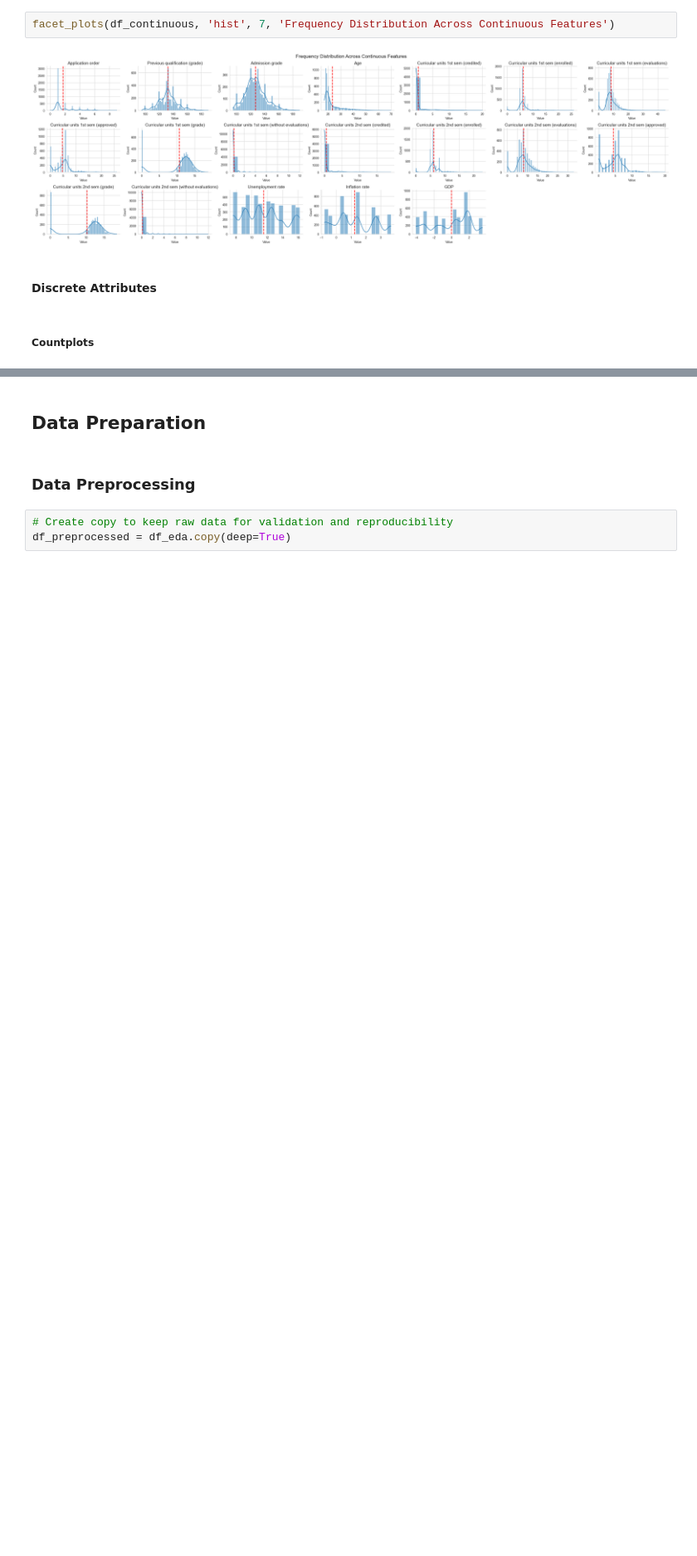
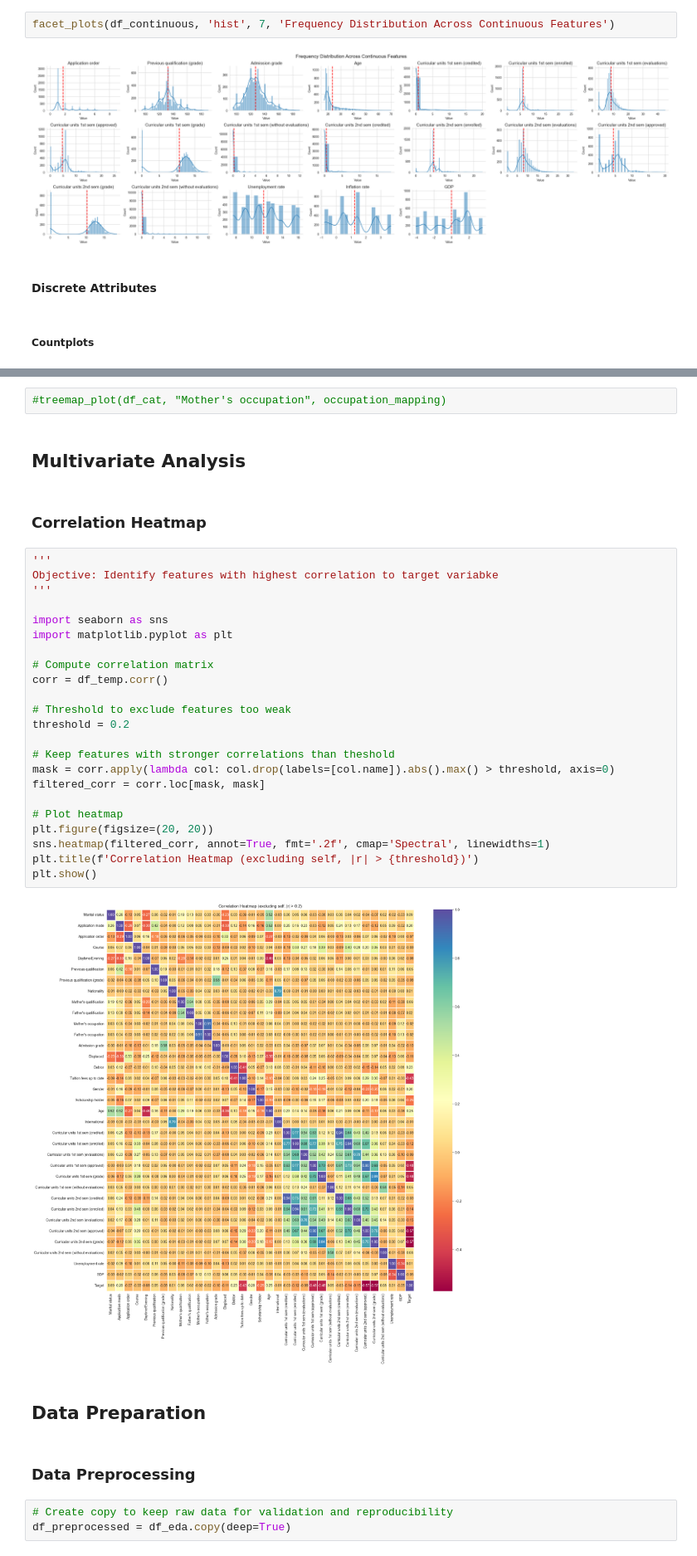
Before and after one commit to evaktar/AIandML, a Jupyter notebook: assessment.ipynb, the cells around one changed output, grey strips where cells are left out. Shown at 83% size. Saved outputs shown, nothing was run; the diff lists cells and outputs as text; blank space fills up the shorter version.

```diff
--- a/assessment.ipynb
+++ b/assessment.ipynb
@@ -300,3 +575,34 @@ Passing `palette` without assigning `hue` is deprecated and will be removed in v
+# %%
+#treemap_plot(df_cat, "Mother's occupation", occupation_mapping)
+# %% [markdown]
+## Multivariate Analysis
+# %% [markdown]
+### Correlation Heatmap
+# %%
+'''
+Objective: Identify features with highest correlation to target variabke
+'''
+
+import seaborn as sns
+import matplotlib.pyplot as plt
+
+# Compute correlation matrix
+corr = df_temp.corr()
+
+# Threshold to exclude features too weak
+threshold = 0.2
+
+# Keep features with stronger correlations than theshold
+mask = corr.apply(lambda col: col.drop(labels=[col.name]).abs().max() > threshold, axis=0)
+filtered_corr = corr.loc[mask, mask]
+
+# Plot heatmap
+plt.figure(figsize=(20, 20))
+sns.heatmap(filtered_corr, annot=True, fmt='.2f', cmap='Spectral', linewidths=1)
+plt.title(f'Correlation Heatmap (excluding self, |r| > {threshold})')
+plt.show()
+# %% [output]
+[figure, added]
 # %% [markdown]
 ## Data Preparation
 # %% [markdown]
```
Also changed, not shown: parts of 27 cells of this notebook.
